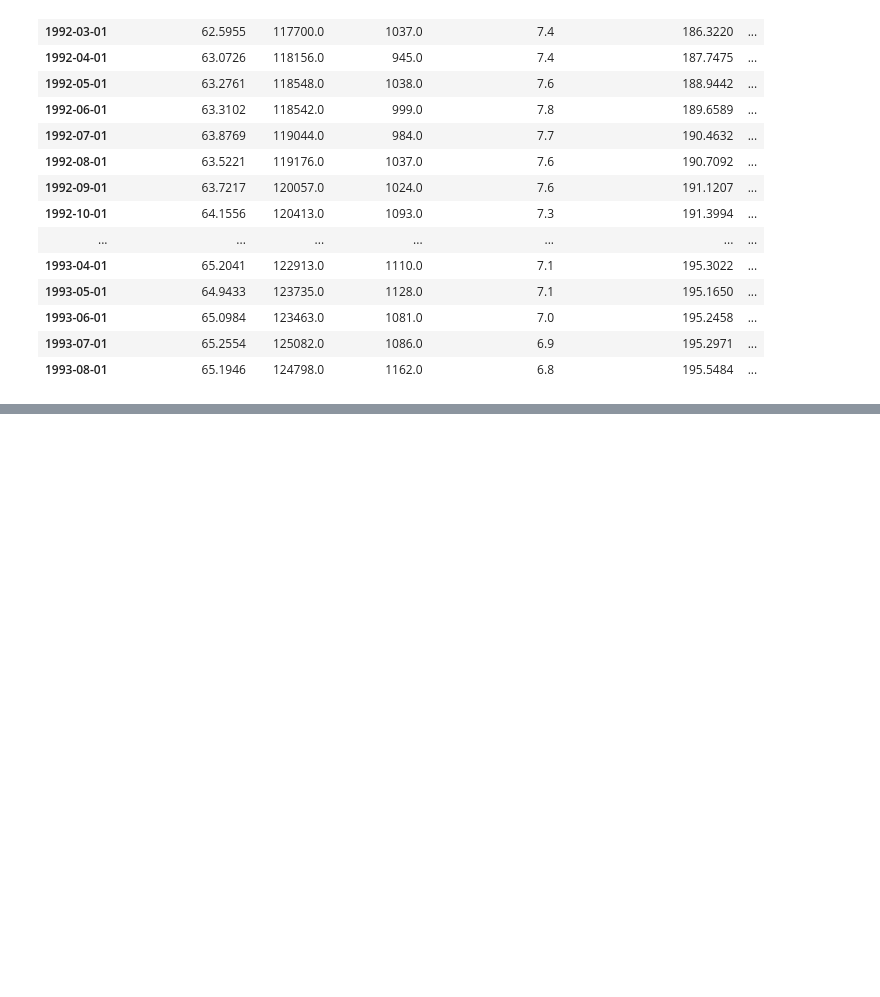
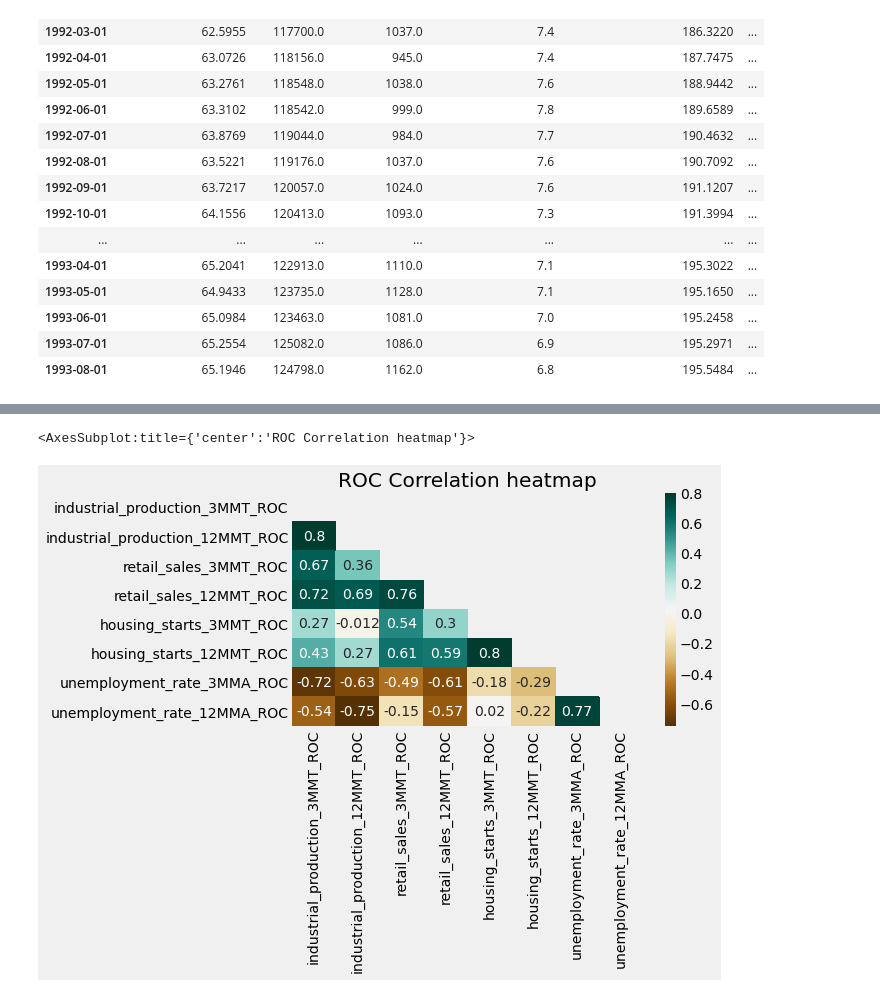
Before and after one commit to kevinmiguel97/Unemployment-analysis, a Jupyter notebook: notebook_unemployment.ipynb, the cells around one changed output, grey strips where cells are left out. Drawn from its saved outputs; the diff is of its cells as text; code cells hidden in the pictures; blank space fills up the shorter version.

Commit message:
Correlations

```diff
--- a/notebook_unemployment.ipynb
+++ b/notebook_unemployment.ipynb
@@ -375,0 +418,11 @@ merged_df.head(20)
+# %%
+plt.figure(figsize=(7,4))
+plt.title('ROC Correlation heatmap')
+
+mask = np.triu(np.ones_like(merged_df[roc_cols].corr(), dtype=np.bool))
+
+
+sns.heatmap(merged_df[roc_cols].corr(), annot=True, cmap='BrBG', mask=mask)
+# %% [output]
+<AxesSubplot:title={'center':'ROC Correlation heatmap'}>
+[figure, added]
```
Also changed, not shown: parts of 14 cells of this notebook.
